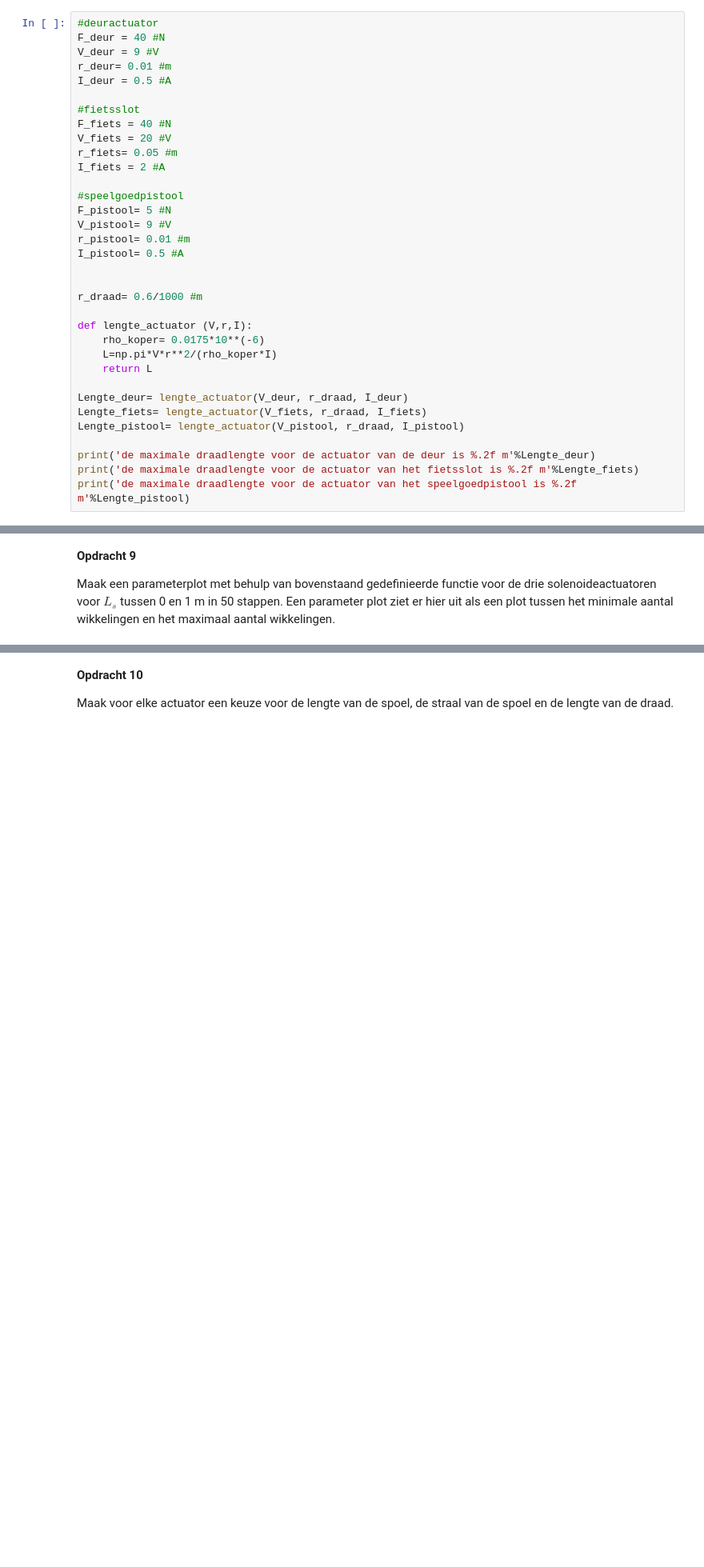
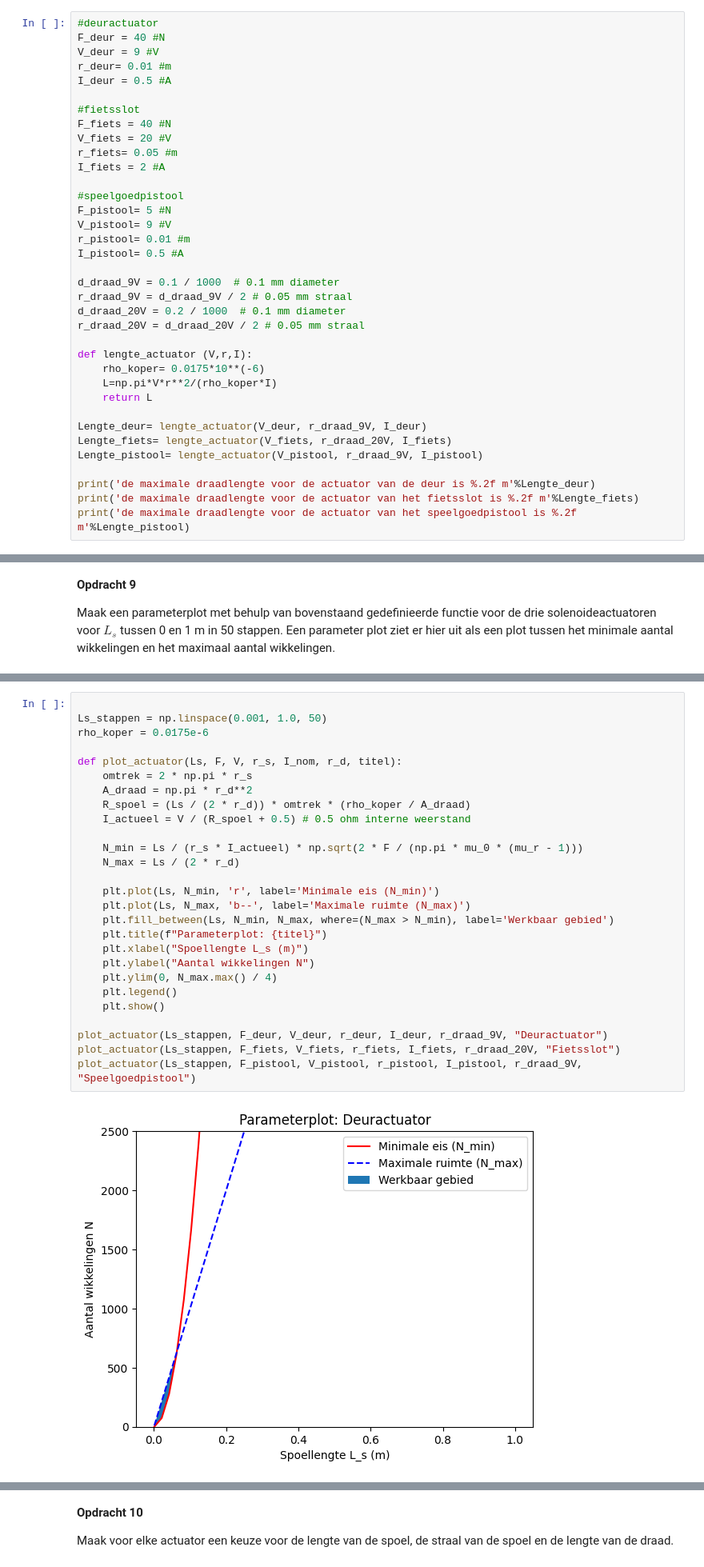
Before and after one commit to caricevonmorgen-dotcom/opdrachten-DEF-D-lol, a Jupyter notebook: 2KrachtactuatorOpdracht (1)/2KrachtactuatorOpdracht/KrachtactuatorOpdracht.ipynb, the cells around one changed output, grey strips where cells are left out. Shown at 80% size. Drawn from its saved outputs; the diff is of its cells as text; blank space fills up the shorter version.

```diff
--- a/2KrachtactuatorOpdracht (1)/2KrachtactuatorOpdracht/KrachtactuatorOpdracht.ipynb
+++ b/2KrachtactuatorOpdracht (1)/2KrachtactuatorOpdracht/KrachtactuatorOpdracht.ipynb
@@ -153,17 +153,19 @@ V_pistool= 9 #V
 r_pistool= 0.01 #m
 I_pistool= 0.5 #A
 
-
-r_draad= 0.6/1000 #m
+d_draad_9V = 0.1 / 1000  # 0.1 mm diameter
+r_draad_9V = d_draad_9V / 2 # 0.05 mm straal
+d_draad_20V = 0.2 / 1000  # 0.1 mm diameter
+r_draad_20V = d_draad_20V / 2 # 0.05 mm straal
 
 def lengte_actuator (V,r,I):
     rho_koper= 0.0175*10**(-6)
     L=np.pi*V*r**2/(rho_koper*I)
     return L
 
-Lengte_deur= lengte_actuator(V_deur, r_draad, I_deur)
-Lengte_fiets= lengte_actuator(V_fiets, r_draad, I_fiets)
-Lengte_pistool= lengte_actuator(V_pistool, r_draad, I_pistool)
+Lengte_deur= lengte_actuator(V_deur, r_draad_9V, I_deur)
+Lengte_fiets= lengte_actuator(V_fiets, r_draad_20V, I_fiets)
+Lengte_pistool= lengte_actuator(V_pistool, r_draad_9V, I_pistool)
 
 print('de maximale draadlengte voor de actuator van de deur is %.2f m'%Lengte_deur)
 print('de maximale draadlengte voor de actuator van het fietsslot is %.2f m'%Lengte_fiets)
@@ -290,0 +244,29 @@ plt.show()
+# %%
+
+Ls_stappen = np.linspace(0.001, 1.0, 50)
+rho_koper = 0.0175e-6
+
+def plot_actuator(Ls, F, V, r_s, I_nom, r_d, titel):
+    omtrek = 2 * np.pi * r_s
+    A_draad = np.pi * r_d**2
+    R_spoel = (Ls / (2 * r_d)) * omtrek * (rho_koper / A_draad)
+    I_actueel = V / (R_spoel + 0.5) # 0.5 ohm interne weerstand
+
+    N_min = Ls / (r_s * I_actueel) * np.sqrt(2 * F / (np.pi * mu_0 * (mu_r - 1)))
+    N_max = Ls / (2 * r_d)
+
+    plt.plot(Ls, N_min, 'r', label='Minimale eis (N_min)')
+    plt.plot(Ls, N_max, 'b--', label='Maximale ruimte (N_max)')
+    plt.fill_between(Ls, N_min, N_max, where=(N_max > N_min), label='Werkbaar gebied')
+    plt.title(f"Parameterplot: {titel}")
+    plt.xlabel("Spoellengte L_s (m)")
+    plt.ylabel("Aantal wikkelingen N")
+    plt.ylim(0, N_max.max() / 4)
+    plt.legend()
+    plt.show()
+
+plot_actuator(Ls_stappen, F_deur, V_deur, r_deur, I_deur, r_draad_9V, "Deuractuator")
+plot_actuator(Ls_stappen, F_fiets, V_fiets, r_fiets, I_fiets, r_draad_20V, "Fietsslot")
+plot_actuator(Ls_stappen, F_pistool, V_pistool, r_pistool, I_pistool, r_draad_9V, "Speelgoedpistool")
+# %% [output]
+[figure, added]
```
Also changed, not shown: parts of 6 cells of this notebook.
